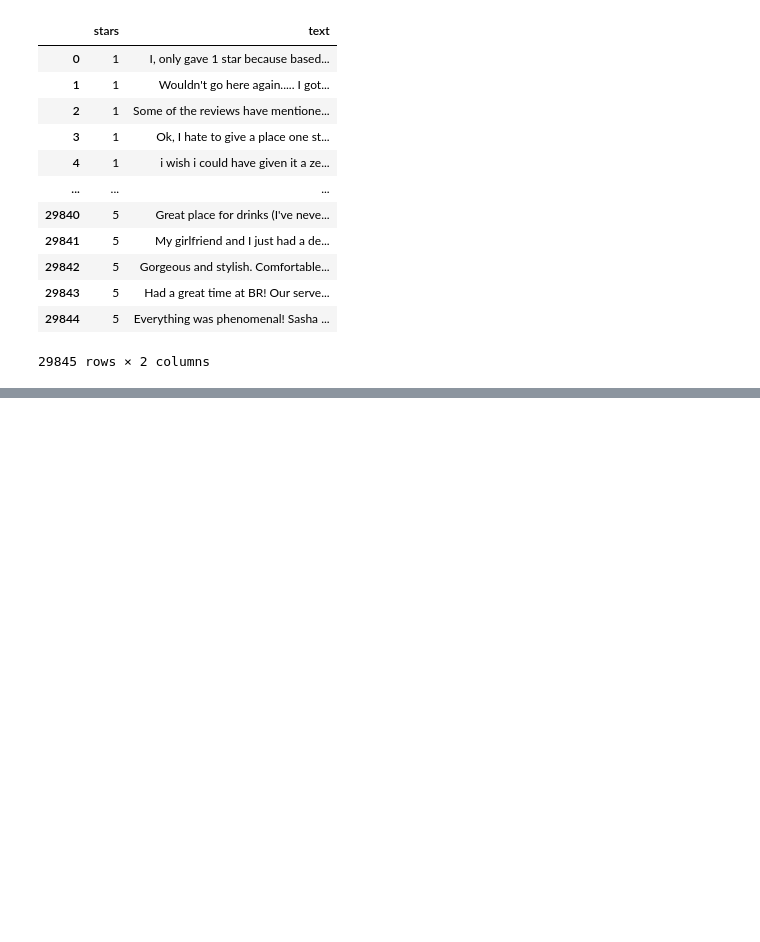
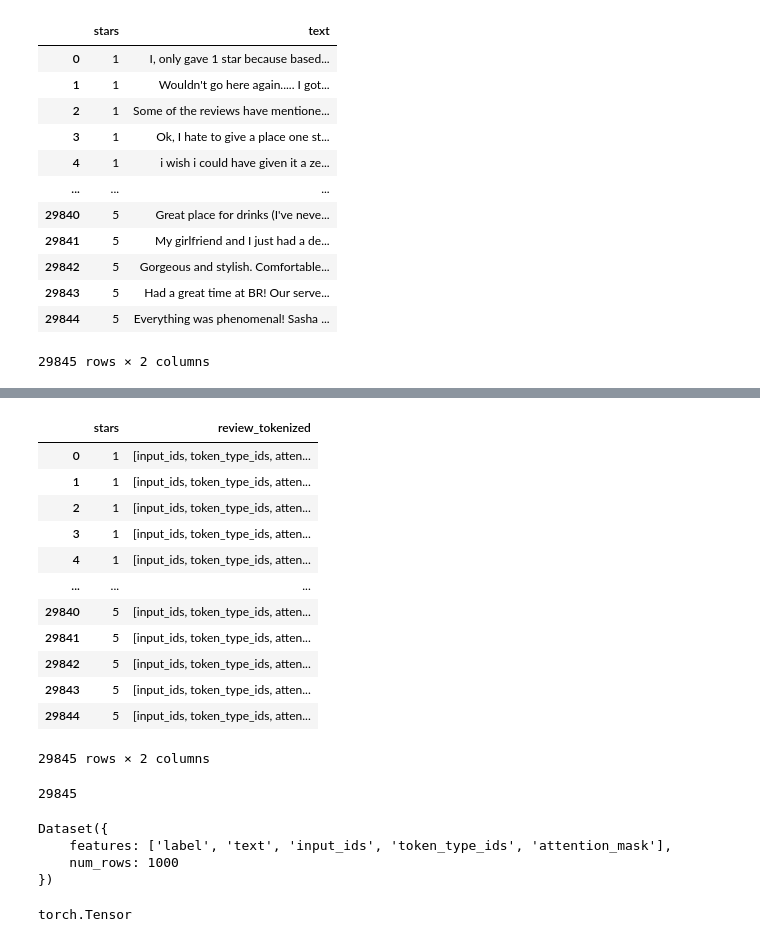
Before and after one commit to lrav35/yelp-review-classification, a Jupyter notebook: notebook-example.ipynb, the cells around one changed output, grey strips where cells are left out. Drawn from its saved outputs; the diff is of its cells as text; code cells hidden in the pictures; blank space fills up the shorter version.

Commit message:
working on dataset for bert

```diff
--- a/notebook-example.ipynb
+++ b/notebook-example.ipynb
@@ -56,0 +69,26 @@ review_df
+# %%
+tokenizer = AutoTokenizer.from_pretrained('bert-base-cased')
+
+def text_tokenizer(data):
+    return tokenizer(data, padding='max_length', truncation=True)
+
+review_df['review_tokenized'] = review_df['text'].apply(text_tokenizer)
+review_df.drop('text', axis=1)
+# %% [output]
+|  | stars | review_tokenized |
+| 0 | 1 | [input_ids, token_type_ids, atten... |
+| 1 | 1 | [input_ids, token_type_ids, atten... |
+| 2 | 1 | [input_ids, token_type_ids, atten... |
+| 3 | 1 | [input_ids, token_type_ids, atten... |
+| 4 | 1 | [input_ids, token_type_ids, atten... |
+| ... | ... | ... |
+| 29840 | 5 | [input_ids, token_type_ids, atten... |
+| 29841 | 5 | [input_ids, token_type_ids, atten... |
+| 29842 | 5 | [input_ids, token_type_ids, atten... |
+| 29843 | 5 | [input_ids, token_type_ids, atten... |
+| 29844 | 5 | [input_ids, token_type_ids, atten... |
+29845 rows × 2 columns
+# %%
+len(review_df)
+# %% [output]
+29845
@@ -56,0 +125,12 @@ review_df
+# %%
+# print(type(dataset['train']['text']))
+datasets.set_format("torch")
+small_train_dataset = datasets["train"].shuffle(seed=42).select(range(1000))
+print(small_train_dataset)
+type(small_train_dataset['input_ids'])
+# %% [output]
+Dataset({
+    features: ['label', 'text', 'input_ids', 'token_type_ids', 'attention_mask'],
+    num_rows: 1000
+})
+torch.Tensor
```
Also changed, not shown: parts of 7 cells of this notebook, 1 other file.
